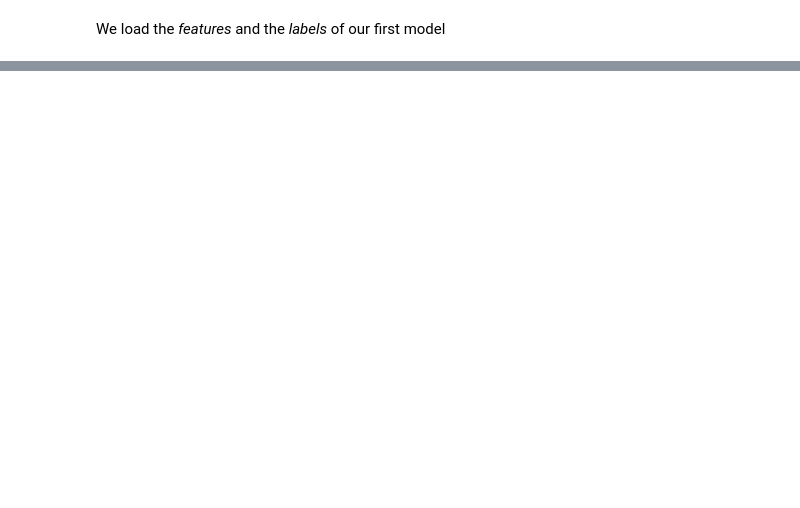
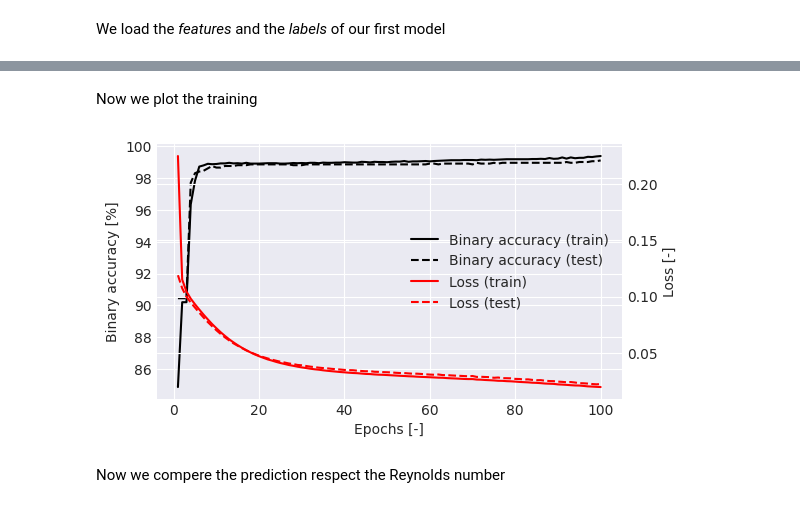
Before and after one commit to paolodeangelis/Sistemi_a_combustione, a Jupyter notebook: 2-NN_Reynolds.ipynb, the cells around one changed output, grey strips where cells are left out. Drawn from its saved outputs; the diff is of its cells as text; code cells hidden in the pictures; blank space fills up the shorter version.

```diff
--- a/2-NN_Reynolds.ipynb
+++ b/2-NN_Reynolds.ipynb
@@ -220,0 +305,12 @@ training_
+# %%
+batch_size = 512
+epochs = 100
+# %%
+history = model.fit(
+    np.array(features_train), # before to feed the data we convert it into an array
+    np.array(label_train).astype('float'),
+    batch_size,
+    epochs,
+    validation_data=(np.array(features_test), np.array(label_test).astype('float')), # test-set
+    verbose = 1, # 0 = silent, 1 = progress bar, 2 = one line per epoch
+)
@@ -220,0 +336,29 @@ training_
+# %% [markdown]
+Now we plot the training
+# %%
+# Plot traing loop
+train_binary_accuracy = np.array(history.history['binary_accuracy'])
+test_binary_accuracy = np.array(history.history['val_binary_accuracy'])
+train_loss = np.array(history.history['loss'])
+test_loss = np.array(history.history['val_loss'])
+
+
+epochs_i = np.arange(1,train_loss.shape[0]+1)
+# %%
+fig = plt.figure(figsize=(6,3.3))
+with plt.style.context("seaborn-v0_8-darkgrid"):
+  ax = fig.add_subplot(111)
+  ax_twin = ax.twinx()
+  a1 = ax.plot(epochs_i, train_binary_accuracy*100, color='k', ls='-', label='Binary accuracy (train)')
+  a2 = ax.plot(epochs_i, test_binary_accuracy*100, color='k', ls='--', label='Binary accuracy (test)')
+  l1 = ax_twin.plot(epochs_i, train_loss, color='r', ls='-', label='Loss (train)')
+  l2 = ax_twin.plot(epochs_i, test_loss, color='r', ls='--', label='Loss (test)')
+  ax.set_xlabel('Epochs [-]')
+  ax.set_ylabel('Binary accuracy [%]')
+  ax_twin.set_ylabel('Loss [-]')
+  ax_twin.legend(a1+a2+l1+l2, ['Binary accuracy (train)', 'Binary accuracy (test)', 'Loss (train)', 'Loss (test)'], loc='center right')
+plt.show()
+# %% [output]
+[figure, added]
+# %% [markdown]
+Now we compere the prediction respect the Reynolds number
```
Also changed, not shown: parts of 33 cells of this notebook.
